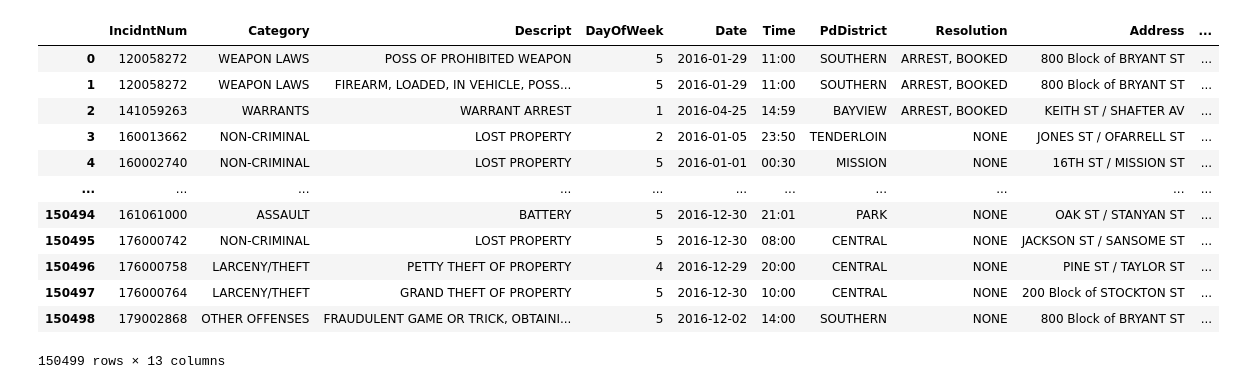
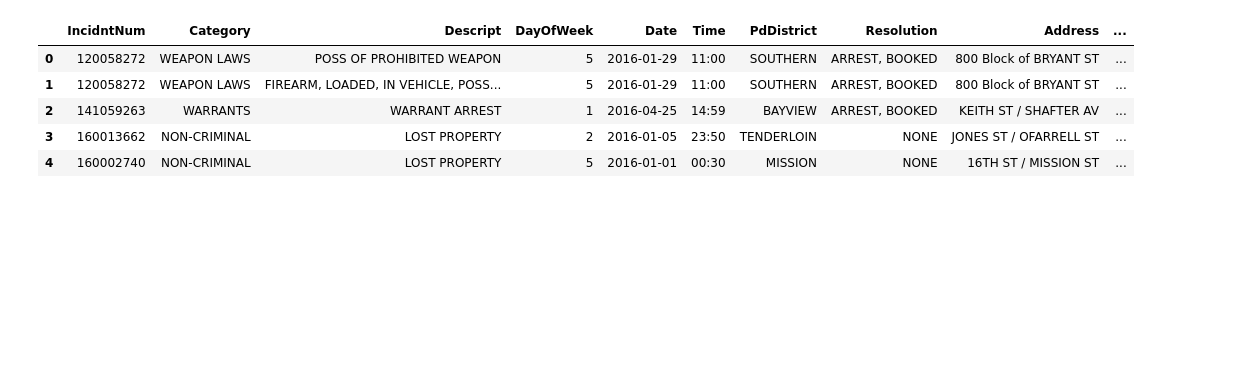
Before and after one commit to ds-modules/POLSCI3-Fa20-Dev, a Jupyter notebook: project/Sample-Project.ipynb, the cells around one changed output. Cells and saved outputs as stored; diff of their text form; code cells hidden in the pictures; blank space fills up the shorter version.

```diff
--- a/project/Sample-Project.ipynb
+++ b/project/Sample-Project.ipynb
@@ -7,17 +8,10 @@ import matplotlib.pyplot as plt
 # %%
 incidents = pd.read_csv('incidents.csv')
-incidents
+incidents.head()
 # %% [output]
 |  | IncidntNum | Category | Descript | DayOfWeek | Date | Time | PdDistrict | Resolution | Address | ... |
 | 0 | 120058272 | WEAPON LAWS | POSS OF PROHIBITED WEAPON | 5 | 2016-01-29 | 11:00 | SOUTHERN | ARREST, BOOKED | 800 Block of BRYANT ST | ... |
 | 1 | 120058272 | WEAPON LAWS | FIREARM, LOADED, IN VEHICLE, POSS... | 5 | 2016-01-29 | 11:00 | SOUTHERN | ARREST, BOOKED | 800 Block of BRYANT ST | ... |
 | 2 | 141059263 | WARRANTS | WARRANT ARREST | 1 | 2016-04-25 | 14:59 | BAYVIEW | ARREST, BOOKED | KEITH ST / SHAFTER AV | ... |
 | 3 | 160013662 | NON-CRIMINAL | LOST PROPERTY | 2 | 2016-01-05 | 23:50 | TENDERLOIN | NONE | JONES ST / OFARRELL ST | ... |
 | 4 | 160002740 | NON-CRIMINAL | LOST PROPERTY | 5 | 2016-01-01 | 00:30 | MISSION | NONE | 16TH ST / MISSION ST | ... |
-| ... | ... | ... | ... | ... | ... | ... | ... | ... | ... | ... |
-| 150494 | 161061000 | ASSAULT | BATTERY | 5 | 2016-12-30 | 21:01 | PARK | NONE | OAK ST / STANYAN ST | ... |
-| 150495 | 176000742 | NON-CRIMINAL | LOST PROPERTY | 5 | 2016-12-30 | 08:00 | CENTRAL | NONE | JACKSON ST / SANSOME ST | ... |
-| 150496 | 176000758 | LARCENY/THEFT | PETTY THEFT OF PROPERTY | 4 | 2016-12-29 | 20:00 | CENTRAL | NONE | PINE ST / TAYLOR ST | ... |
-| 150497 | 176000764 | LARCENY/THEFT | GRAND THEFT OF PROPERTY | 5 | 2016-12-30 | 10:00 | CENTRAL | NONE | 200 Block of STOCKTON ST | ... |
-| 150498 | 179002868 | OTHER OFFENSES | FRAUDULENT GAME OR TRICK, OBTAINI... | 5 | 2016-12-02 | 14:00 | SOUTHERN | NONE | 800 Block of BRYANT ST | ... |
-150499 rows × 13 columns
```
Also changed, not shown: parts of 25 cells of this notebook.
